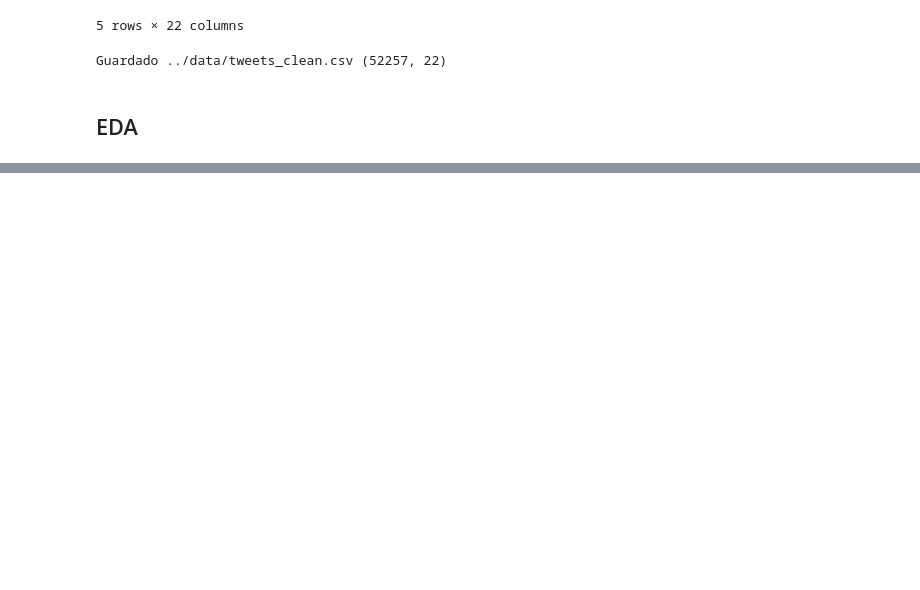
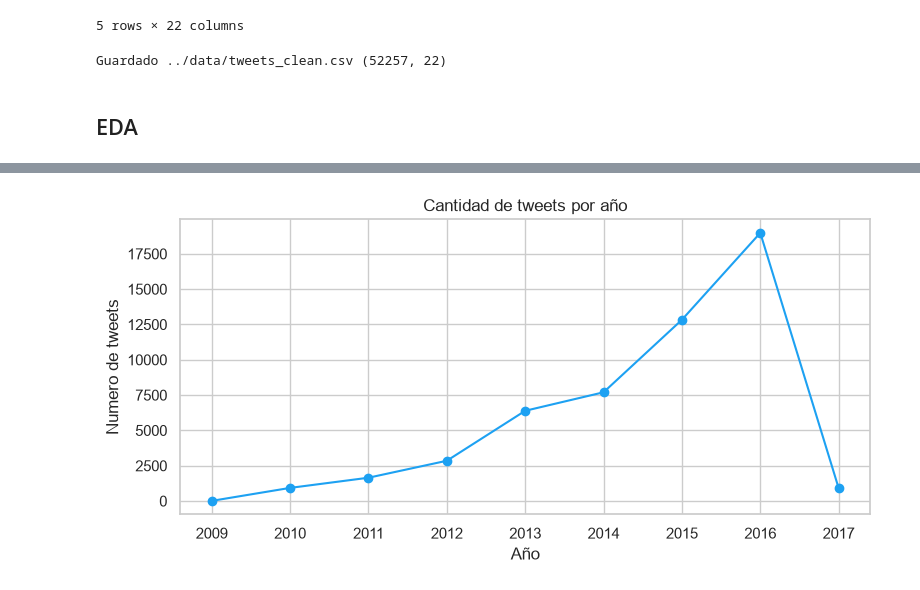
Before and after one commit to ecarcamo/Actividad-Clase-DataScience-Tweets, a Jupyter notebook: notebooks/01_carga_inicial.ipynb, the cells around one changed output, grey strips where cells are left out. Saved outputs shown, nothing was run; the diff lists cells and outputs as text; code cells hidden in the pictures; blank space fills up the shorter version.

```diff
--- a/notebooks/01_carga_inicial.ipynb
+++ b/notebooks/01_carga_inicial.ipynb
@@ -241,0 +367,12 @@ Guardado ../data/tweets_clean.csv (52257, 22)
+# %%
+tweets_por_anio = df_clean.groupby("year").size()
+
+fig, ax = plt.subplots(figsize=(8, 4))
+tweets_por_anio.plot(kind="line", marker="o", ax=ax, color="#1DA1F2")
+ax.set_title("Cantidad de tweets por año")
+ax.set_xlabel("Año")
+ax.set_ylabel("Numero de tweets")
+plt.tight_layout()
+plt.show()
+# %% [output]
+[figure, added]
```
Also changed, not shown: parts of 8 cells of this notebook.
